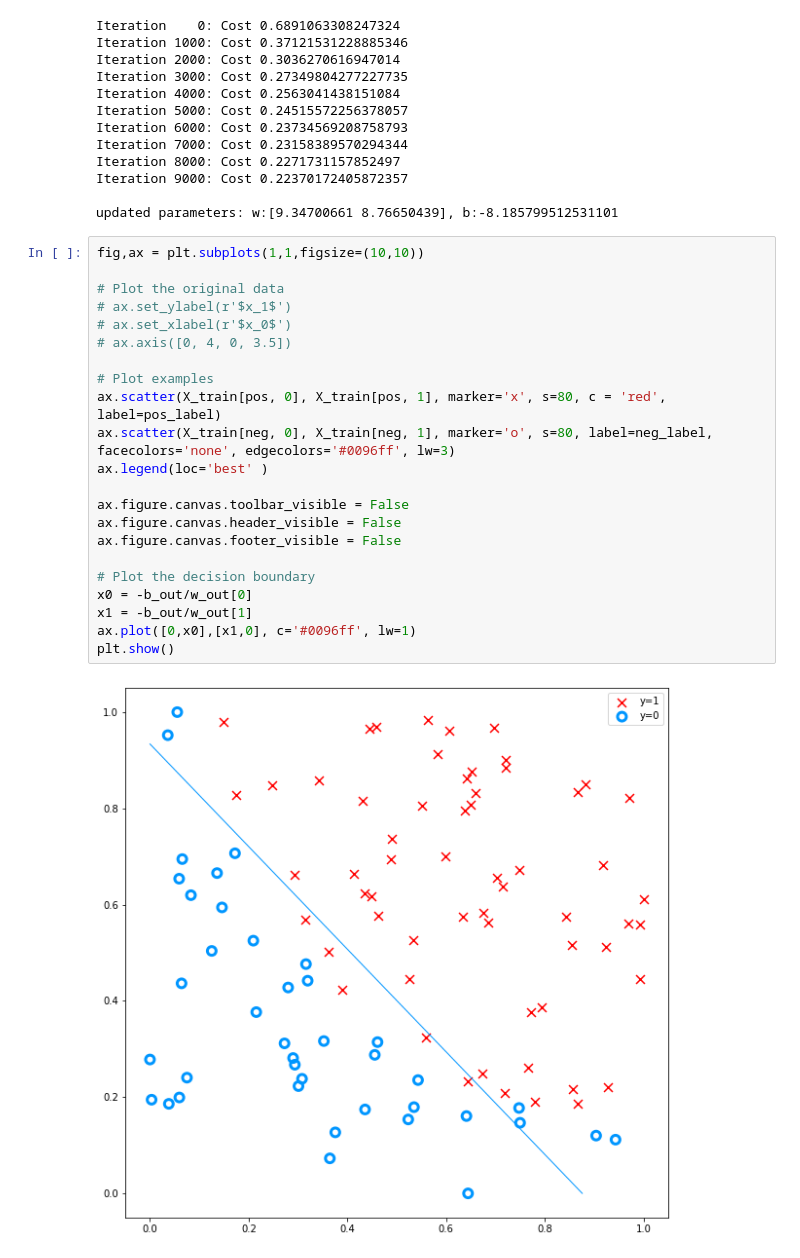
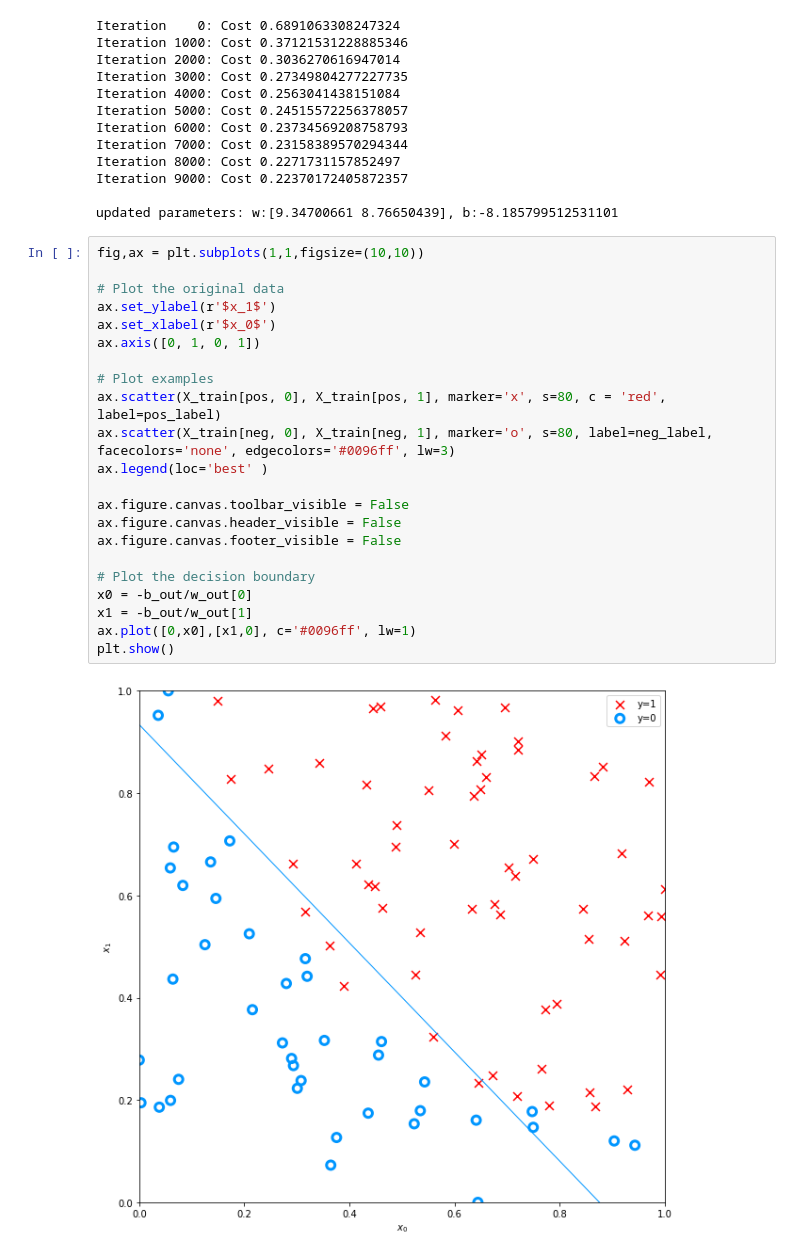
Before and after one commit to TahseenSust/ML-assignment, a Jupyter notebook: Logistic Regression/Logistic_Regression.ipynb, the cells around one changed output. Saved outputs shown, nothing was run; the diff lists cells and outputs as text.

```diff
--- a/Logistic Regression/Logistic_Regression.ipynb
+++ b/Logistic Regression/Logistic_Regression.ipynb
@@ -262,24 +262,24 @@ updated parameters: w:[9.34700661 8.76650439], b:-8.185799512531101
 # %%
 fig,ax = plt.subplots(1,1,figsize=(10,10))
 
 # Plot the original data
-# ax.set_ylabel(r'$x_1$')
-# ax.set_xlabel(r'$x_0$')
-# ax.axis([0, 4, 0, 3.5])
+ax.set_ylabel(r'$x_1$')
+ax.set_xlabel(r'$x_0$')
+ax.axis([0, 1, 0, 1])
 
 # Plot examples
 ax.scatter(X_train[pos, 0], X_train[pos, 1], marker='x', s=80, c = 'red', label=pos_label)
 ax.scatter(X_train[neg, 0], X_train[neg, 1], marker='o', s=80, label=neg_label, facecolors='none', edgecolors='#0096ff', lw=3)
 ax.legend(loc='best' )
 
 ax.figure.canvas.toolbar_visible = False
 ax.figure.canvas.header_visible = False
 ax.figure.canvas.footer_visible = False
 
 # Plot the decision boundary
 x0 = -b_out/w_out[0]
 x1 = -b_out/w_out[1]
 ax.plot([0,x0],[x1,0], c='#0096ff', lw=1)
 plt.show()
 # %% [output]
-[figure, old version]
+[figure, new version]
```
